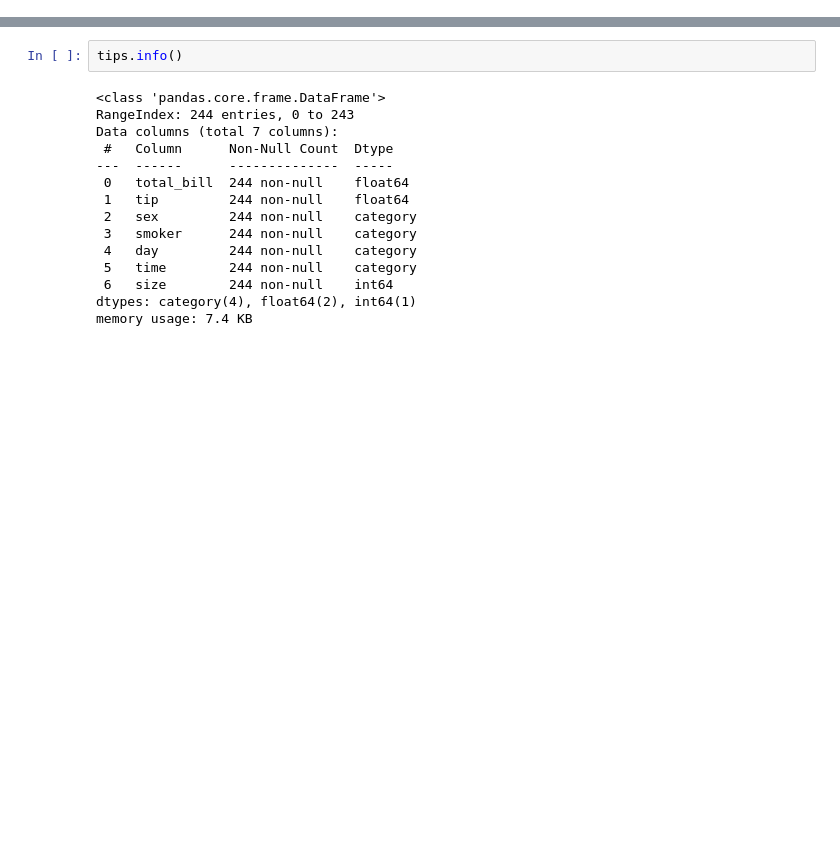
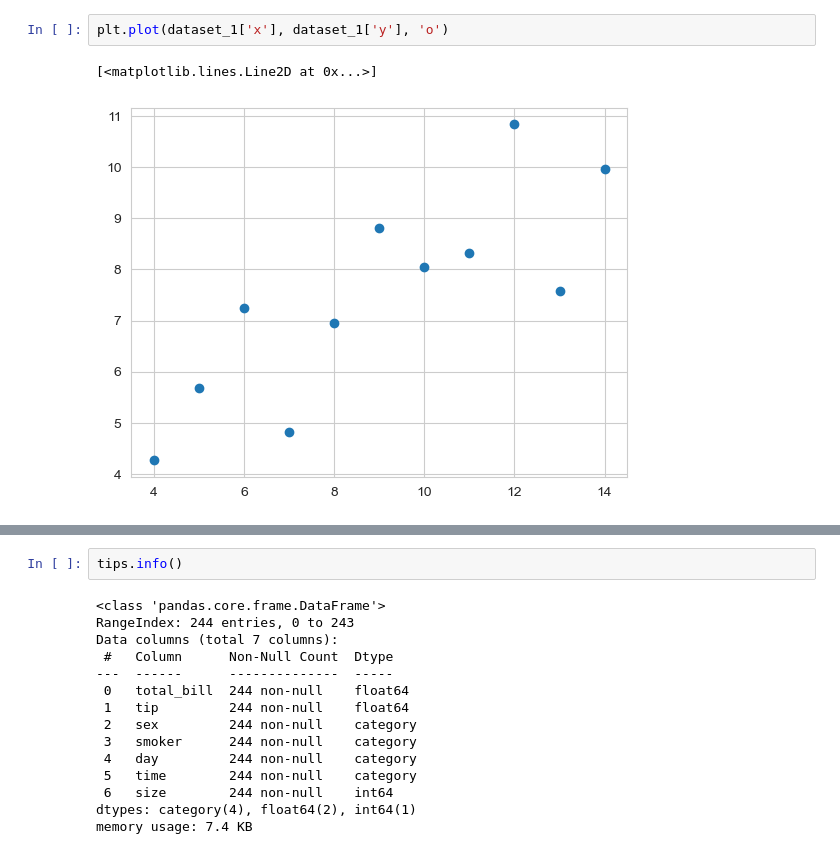
Before and after one commit to KChenDu/pandasNote, a Jupyter notebook: training/03-intro_plotting.ipynb, the cells around one changed output, grey strips where cells are left out. Saved outputs shown, nothing was run; the diff lists cells and outputs as text; blank space fills up the shorter version.

```diff
--- a/training/03-intro_plotting.ipynb
+++ b/training/03-intro_plotting.ipynb
@@ -28,0 +34,5 @@ sns.lmplot(x='total_bill', y='tip', data=tips, hue='sex', fit_reg=False)
+# %%
+plt.plot(dataset_1['x'], dataset_1['y'], 'o')
+# %% [output]
+[<matplotlib.lines.Line2D at 0x...>]
+[figure, added]
```
Also changed, not shown: parts of 35 cells of this notebook.
